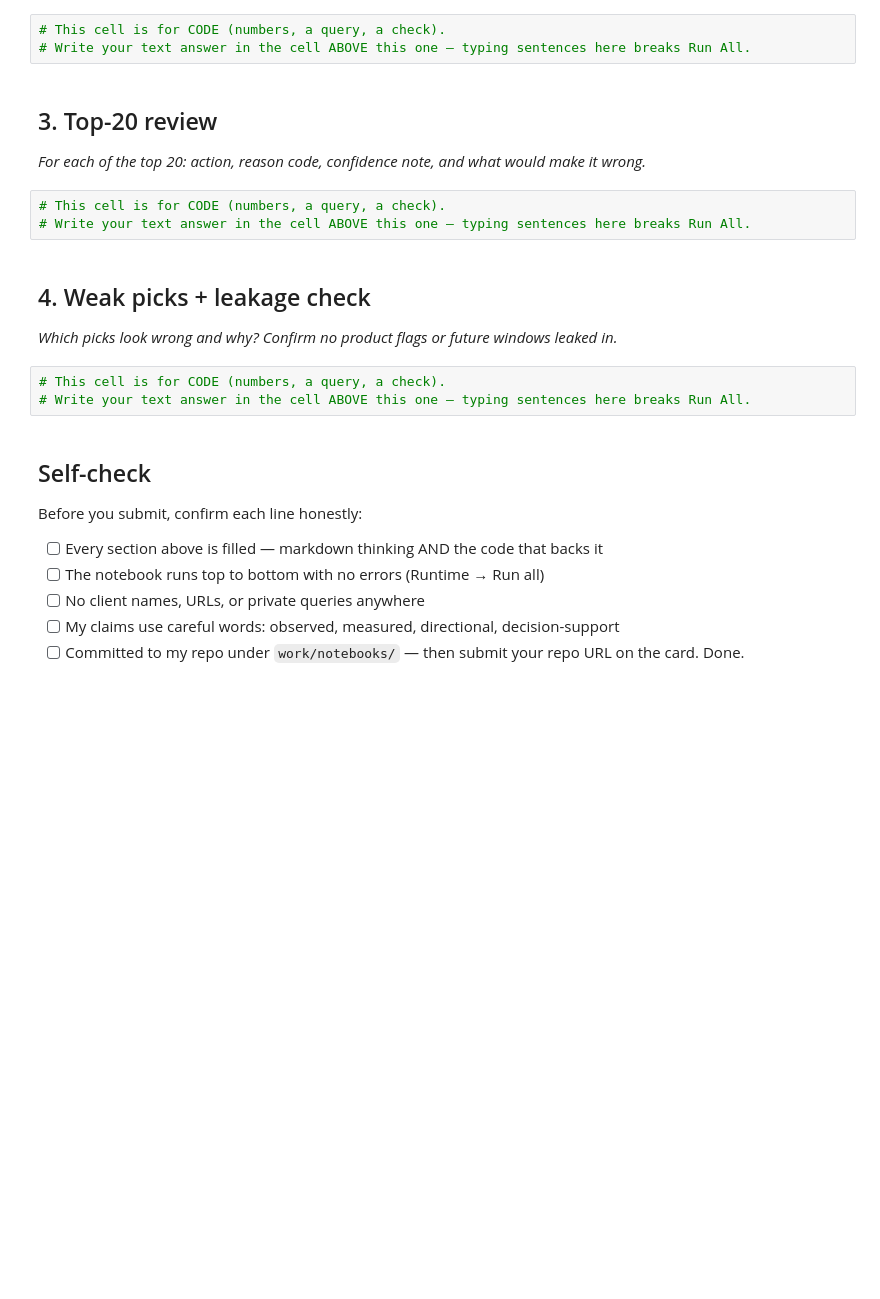
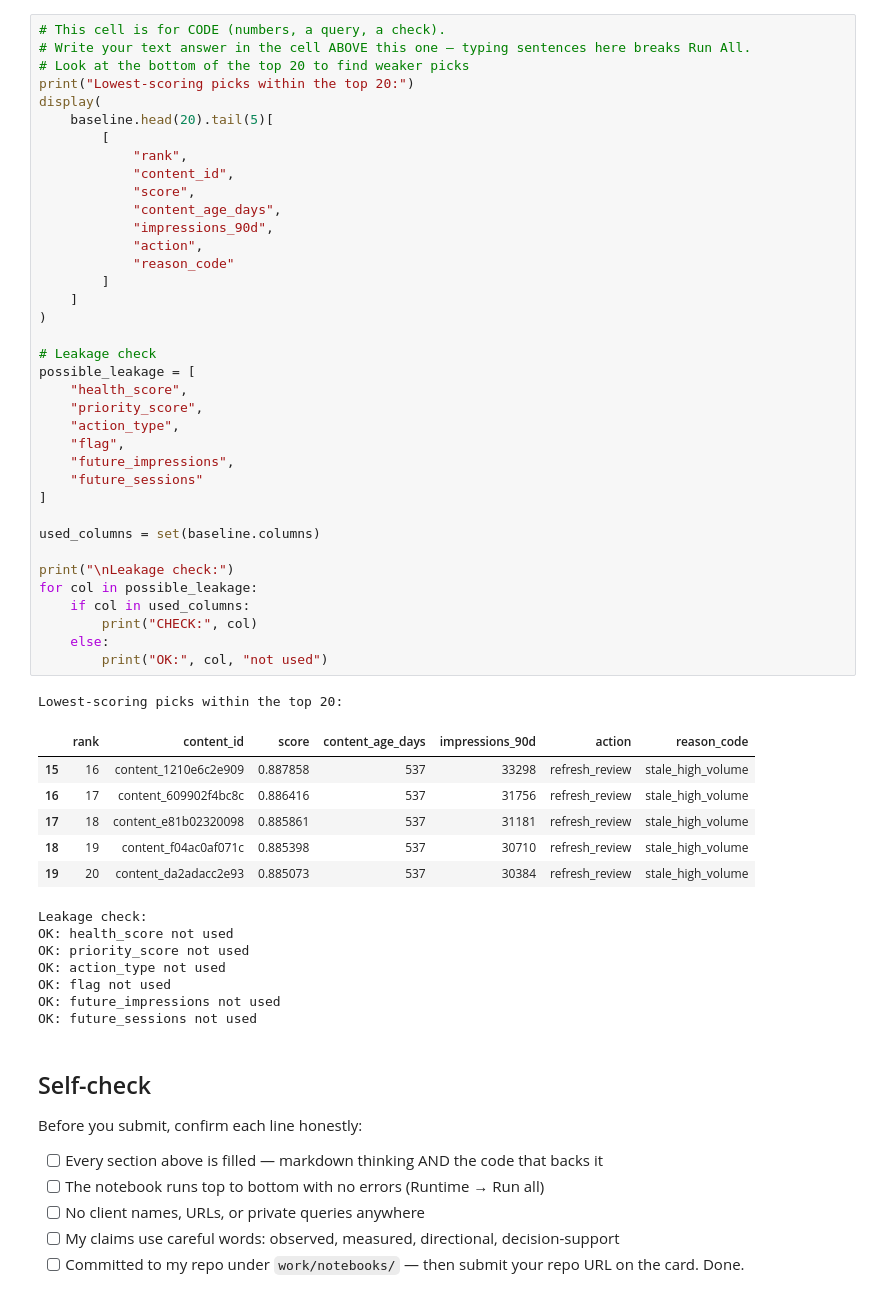
Before and after one commit to Ali0678/FlyRank-Internship, a Jupyter notebook: work/notebooks/w04_baseline_score.ipynb, the cells around one changed output. Saved outputs shown, nothing was run; the diff lists cells and outputs as text; blank space fills up the shorter version.

```diff
--- a/work/notebooks/w04_baseline_score.ipynb
+++ b/work/notebooks/w04_baseline_score.ipynb
@@ -20,20 +258,55 @@ This skeleton is yours to fill. Work the sections **in order** — each one has
 # %%
 # This cell is for CODE (numbers, a query, a check).
 # Write your text answer in the cell ABOVE this one — typing sentences here breaks Run All.
+# Look at the bottom of the top 20 to find weaker picks
+print("Lowest-scoring picks within the top 20:")
+display(
+    baseline.head(20).tail(5)[
+        [
+            "rank",
+            "content_id",
+            "score",
+            "content_age_days",
+            "impressions_90d",
+            "action",
+            "reason_code"
+        ]
+    ]
+)
+
+# Leakage check
+possible_leakage = [
+    "health_score",
+    "priority_score",
+    "action_type",
+    "flag",
+    "future_impressions",
+    "future_sessions"
+]
+
+used_columns = set(baseline.columns)
+
+print("\nLeakage check:")
+for col in possible_leakage:
+    if col in used_columns:
+        print("CHECK:", col)
+    else:
+        print("OK:", col, "not used")
+# %% [output]
+Lowest-scoring picks within the top 20:
+|  | rank | content_id | score | content_age_days | impressions_90d | action | reason_code |
+| 15 | 16 | content_1210e6c2e909 | 0.887858 | 537 | 33298 | refresh_review | stale_high_volume |
+| 16 | 17 | content_609902f4bc8c | 0.886416 | 537 | 31756 | refresh_review | stale_high_volume |
+| 17 | 18 | content_e81b02320098 | 0.885861 | 537 | 31181 | refresh_review | stale_high_volume |
+| 18 | 19 | content_f04ac0af071c | 0.885398 | 537 | 30710 | refresh_review | stale_high_volume |
+| 19 | 20 | content_da2adacc2e93 | 0.885073 | 537 | 30384 | refresh_review | stale_high_volume |
+Leakage check:
+OK: health_score not used
+OK: priority_score not used
+OK: action_type not used
+OK: flag not used
+OK: future_impressions not used
+OK: future_sessions not used
-# %% [markdown]
-## 3. Top-20 review
-
-*For each of the top 20: action, reason code, confidence note, and what would make it wrong.*
-# %%
-# This cell is for CODE (numbers, a query, a check).
-# Write your text answer in the cell ABOVE this one — typing sentences here breaks Run All.
-# %% [markdown]
-## 4. Weak picks + leakage check
-
-*Which picks look wrong and why? Confirm no product flags or future windows leaked in.*
-# %%
-# This cell is for CODE (numbers, a query, a check).
-# Write your text answer in the cell ABOVE this one — typing sentences here breaks Run All.
 # %% [markdown]
 ## Self-check
 
```
Also changed, not shown: parts of 11 cells of this notebook.
